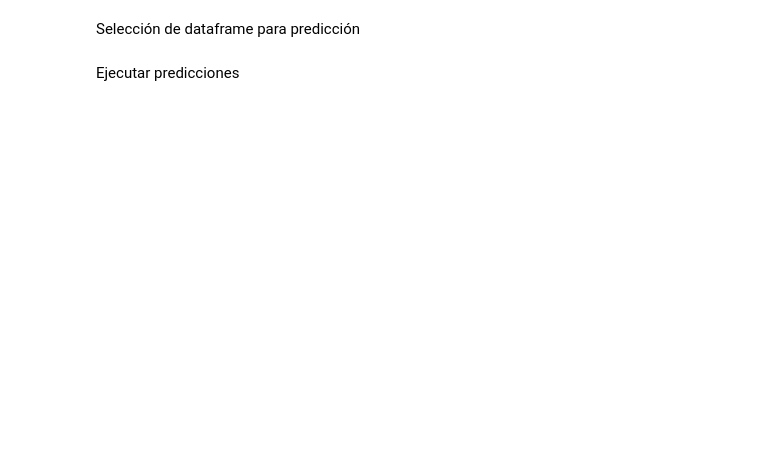
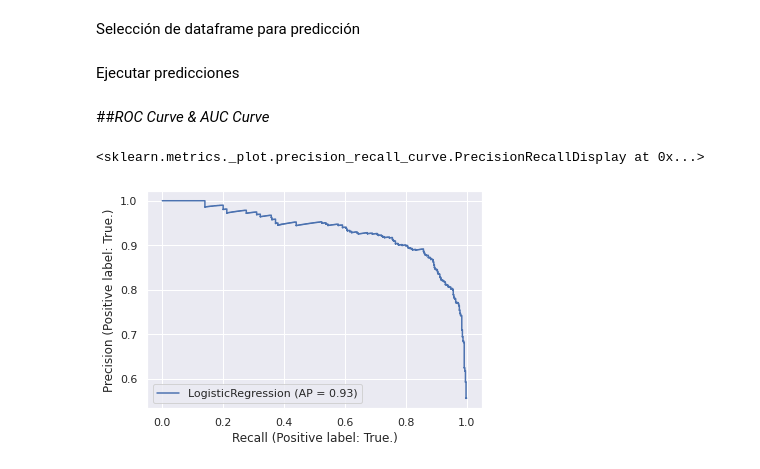
Before and after one commit to EitMD/EspIDMD, a Jupyter notebook: churn_ju.ipynb, the cells around one changed output. Drawn from its saved outputs; the diff is of its cells as text; code cells hidden in the pictures; blank space fills up the shorter version.

```diff
--- a/churn_ju.ipynb
+++ b/churn_ju.ipynb
@@ -195,3 +215,5 @@ Gráficar (validación)
 Selección de dataframe para predicción
 # %% [markdown]
 Ejecutar predicciones
+# %% [markdown]
+##*ROC Curve & AUC Curve*
@@ -197,0 +222,5 @@ Ejecutar predicciones
+# %%
+plot_precision_recall_curve(log_model,X_test,y_test)
+# %% [output]
+<sklearn.metrics._plot.precision_recall_curve.PrecisionRecallDisplay at 0x...>
+[figure, added]
```
Also changed, not shown: parts of 19 cells of this notebook.
